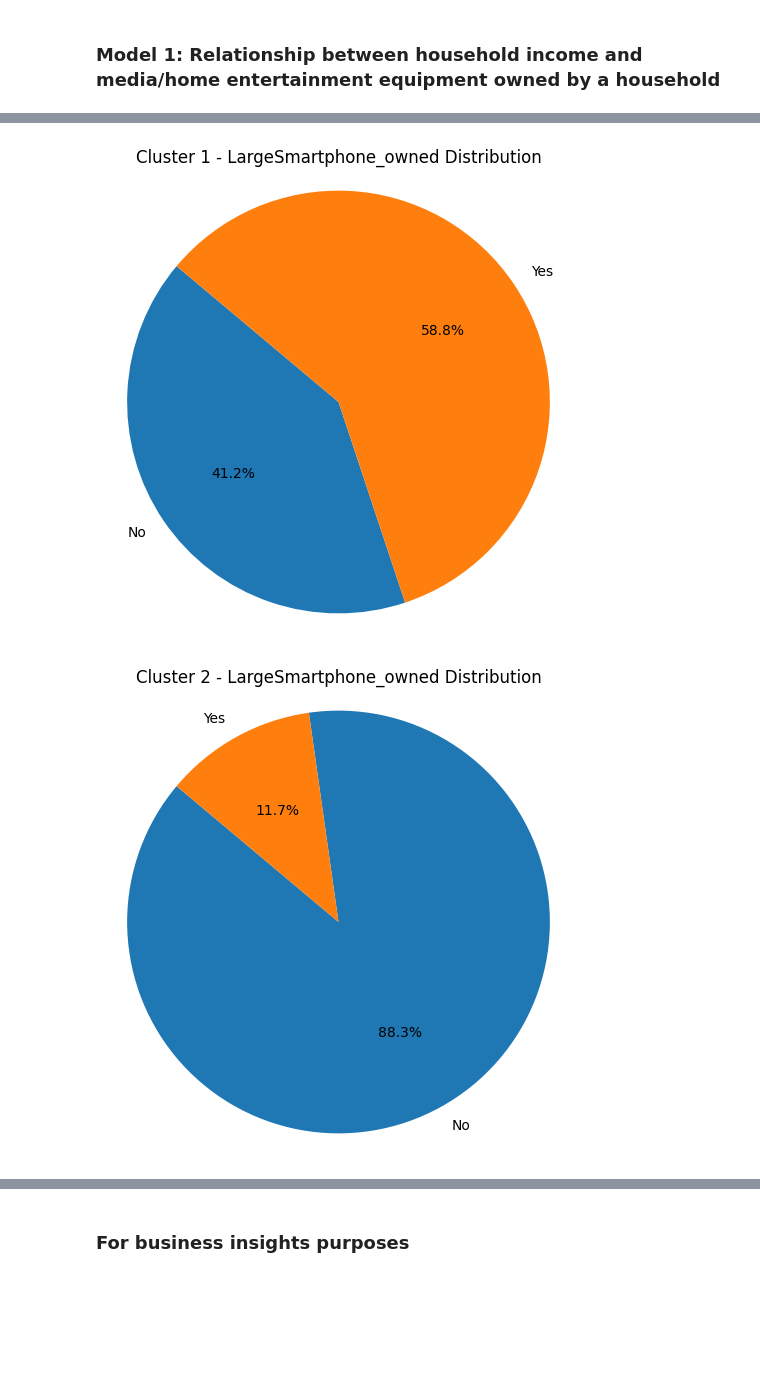
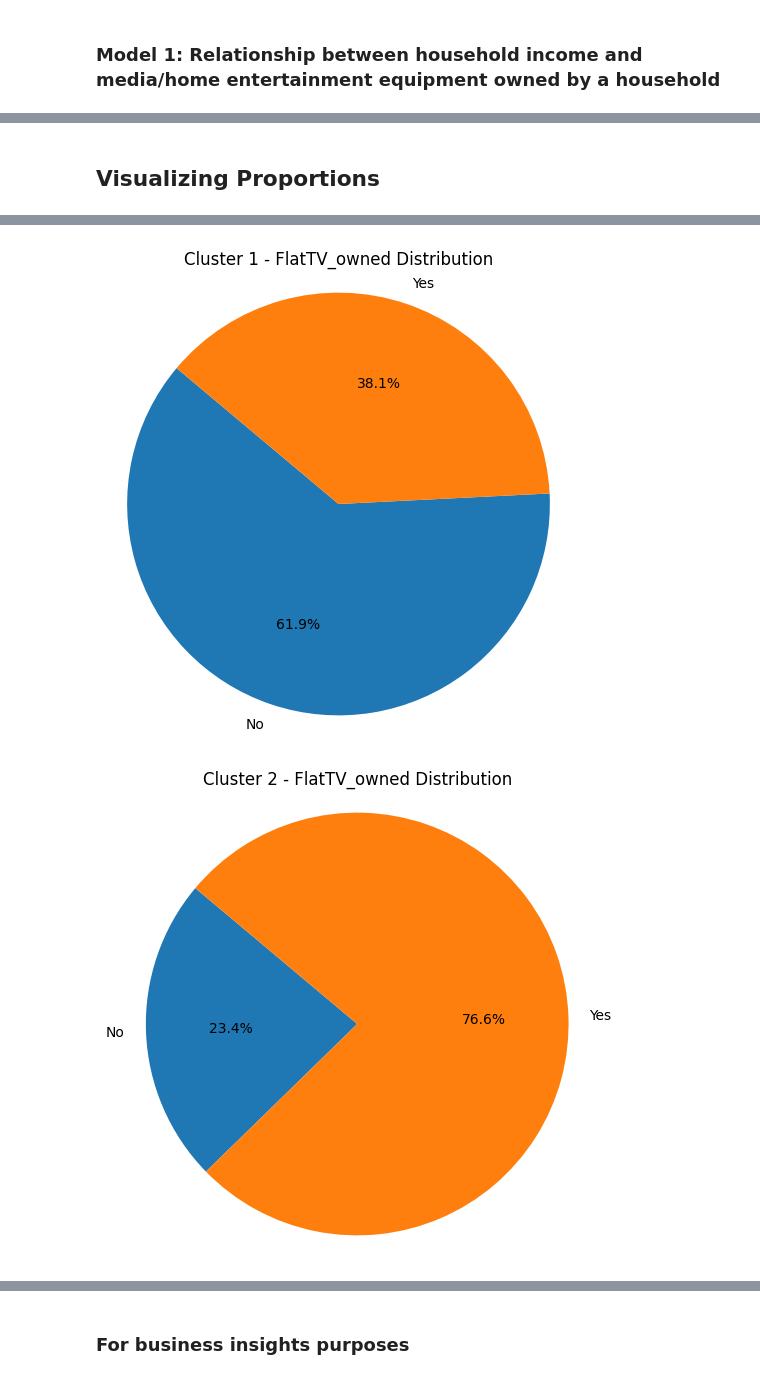
Before and after one commit to aarohikapadia/DSPM_Final_Project, a Jupyter notebook: Modeling_1_AK.ipynb, the cells around one changed output, grey strips where cells are left out. Saved outputs shown, nothing was run; the diff lists cells and outputs as text; code cells hidden in the pictures; blank space fills up the shorter version.

```diff
--- a/Modeling_1_AK.ipynb
+++ b/Modeling_1_AK.ipynb
@@ -319,0 +305,18 @@ bar plots showing the mode values of the specified column for each cluster
+# %%
+# Change column_name to visualize different columns and their modes
+r_column_name = 'Region'
+
+# Count occurrences of each value within each cluster
+r_cluster_column_counts = income_equipment_data_with_region.groupby(['Cluster', r_column_name]).size().unstack()
+
+# Plotting bar plots for each cluster's mode values
+for cluster in r_cluster_column_counts.index:
+    r_values = r_cluster_column_counts.loc[cluster]
+    plt.figure(figsize=(8, 6))
+    r_values.plot(kind='bar', color='skyblue')
+    plt.title(f'Cluster {cluster} - {r_column_name} Mode Values')
+    plt.xlabel(r_column_name)
+    plt.ylabel('Frequency')
+    plt.xticks(rotation=45)
+    plt.tight_layout()
+    plt.show()
@@ -320,6 +329,6 @@ bar plots showing the mode values of the specified column for each cluster
 # %%
-# Pick a column to visualize
-column_name = 'Region'
+# Change column_name to visualize different columns and their modes
+column_name = 'household_income'
 
 # Count occurrences of each value within each cluster
 cluster_column_counts = income_equipment_data_with_region.groupby(['Cluster', column_name]).size().unstack()
@@ -344,6 +353,8 @@ for cluster in cluster_column_counts.index:
+# %% [markdown]
+## Visualizing Proportions
 # %%
 # Replace with desired column
-column_name = 'LargeSmartphone_owned'
+column_name = 'FlatTV_owned'
 
 # Count occurrences of each value within each cluster
 cluster_column_counts = income_equipment_data_with_region.groupby(['Cluster', column_name]).size().unstack()
@@ -361,2 +372,2 @@ for cluster in cluster_column_counts.index:
-[figure, old version]
+[figure, new version]
-[figure, old version]
+[figure, new version]
```
Also changed, not shown: parts of 34 cells of this notebook.
